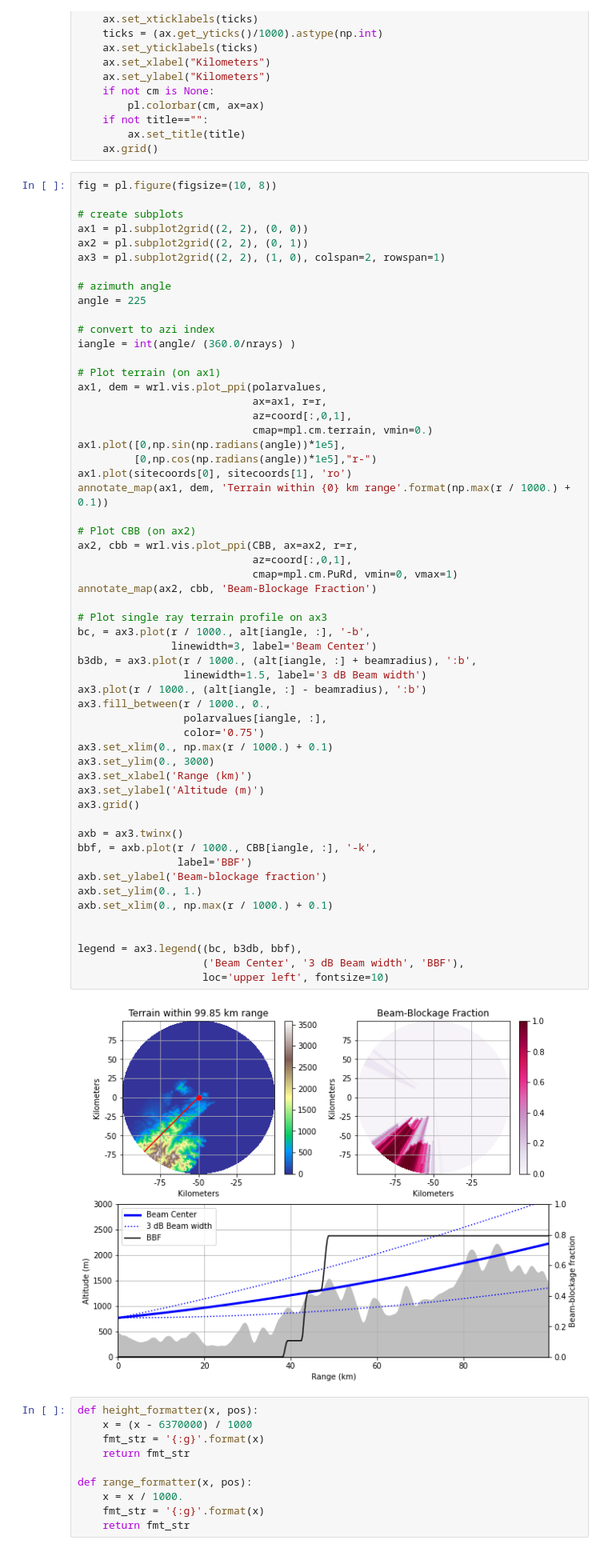
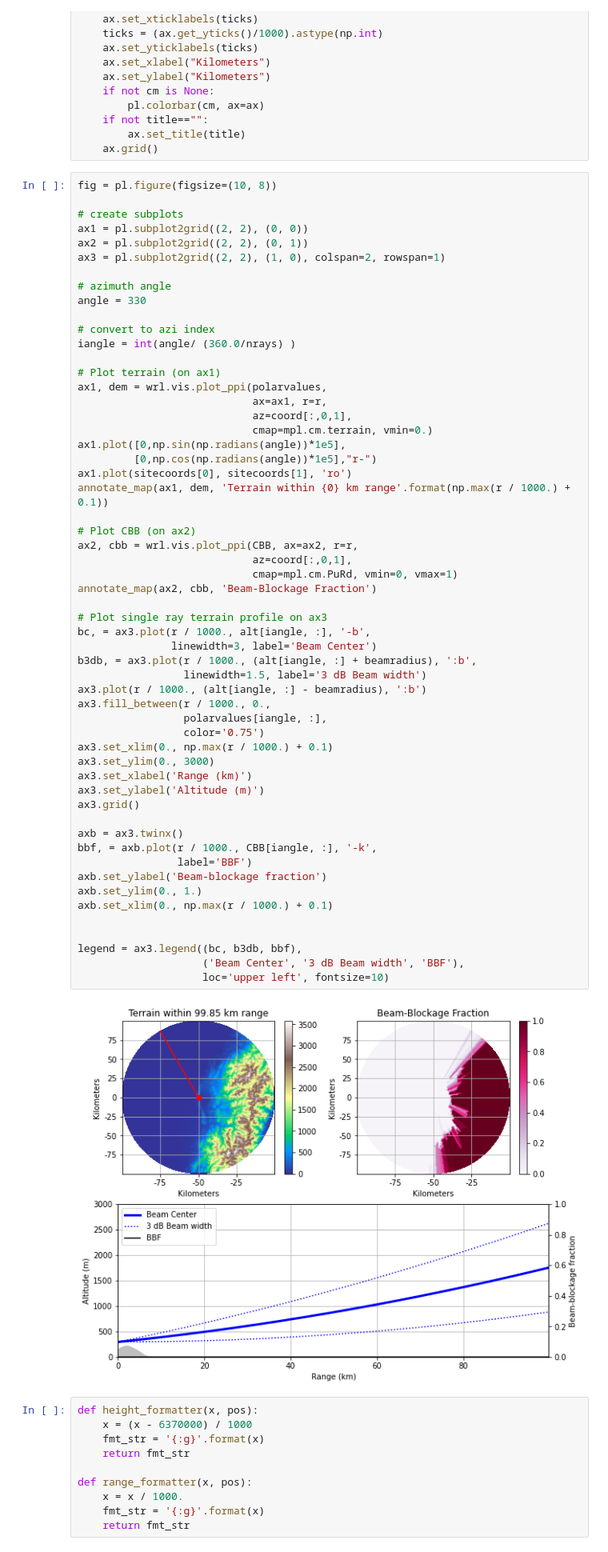
Before and after one commit to wangjb/colab, a Jupyter notebook: radar_scan_strategy.ipynb, the cells around one changed output. Shown at 80% size. Drawn from its saved outputs; the diff is of its cells as text.

```diff
--- a/radar_scan_strategy.ipynb
+++ b/radar_scan_strategy.ipynb
@@ -200,7 +291,7 @@ ax2 = pl.subplot2grid((2, 2), (0, 1))
 ax3 = pl.subplot2grid((2, 2), (1, 0), colspan=2, rowspan=1)
 
 # azimuth angle
-angle = 225
+angle = 330
 
 # convert to azi index
 iangle = int(angle/ (360.0/nrays) )
@@ -221,34 +312,34 @@ ax2, cbb = wrl.vis.plot_ppi(CBB, ax=ax2, r=r,
                             cmap=mpl.cm.PuRd, vmin=0, vmax=1)
 annotate_map(ax2, cbb, 'Beam-Blockage Fraction')
 
 # Plot single ray terrain profile on ax3
 bc, = ax3.plot(r / 1000., alt[iangle, :], '-b',
                linewidth=3, label='Beam Center')
 b3db, = ax3.plot(r / 1000., (alt[iangle, :] + beamradius), ':b',
                  linewidth=1.5, label='3 dB Beam width')
 ax3.plot(r / 1000., (alt[iangle, :] - beamradius), ':b')
 ax3.fill_between(r / 1000., 0.,
                  polarvalues[iangle, :],
                  color='0.75')
 ax3.set_xlim(0., np.max(r / 1000.) + 0.1)
 ax3.set_ylim(0., 3000)
 ax3.set_xlabel('Range (km)')
 ax3.set_ylabel('Altitude (m)')
 ax3.grid()
 
 axb = ax3.twinx()
 bbf, = axb.plot(r / 1000., CBB[iangle, :], '-k',
                 label='BBF')
 axb.set_ylabel('Beam-blockage fraction')
 axb.set_ylim(0., 1.)
 axb.set_xlim(0., np.max(r / 1000.) + 0.1)
 
 
 legend = ax3.legend((bc, b3db, bbf),
                     ('Beam Center', '3 dB Beam width', 'BBF'),
                     loc='upper left', fontsize=10)
 # %% [output]
-[figure, old version]
+[figure, new version]
 # %%
 def height_formatter(x, pos):
     x = (x - 6370000) / 1000
```
Also changed, not shown: parts of 15 cells of this notebook.
